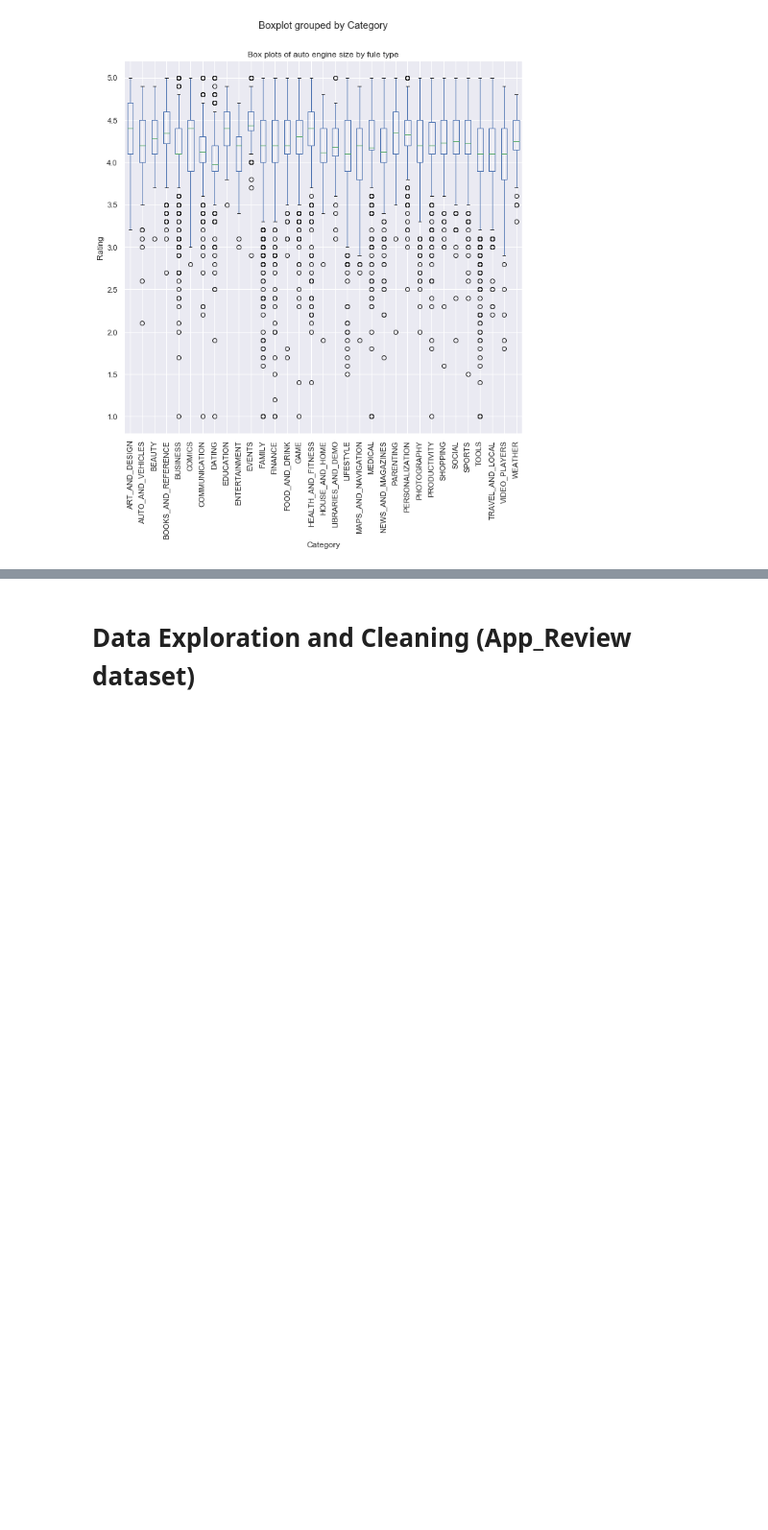
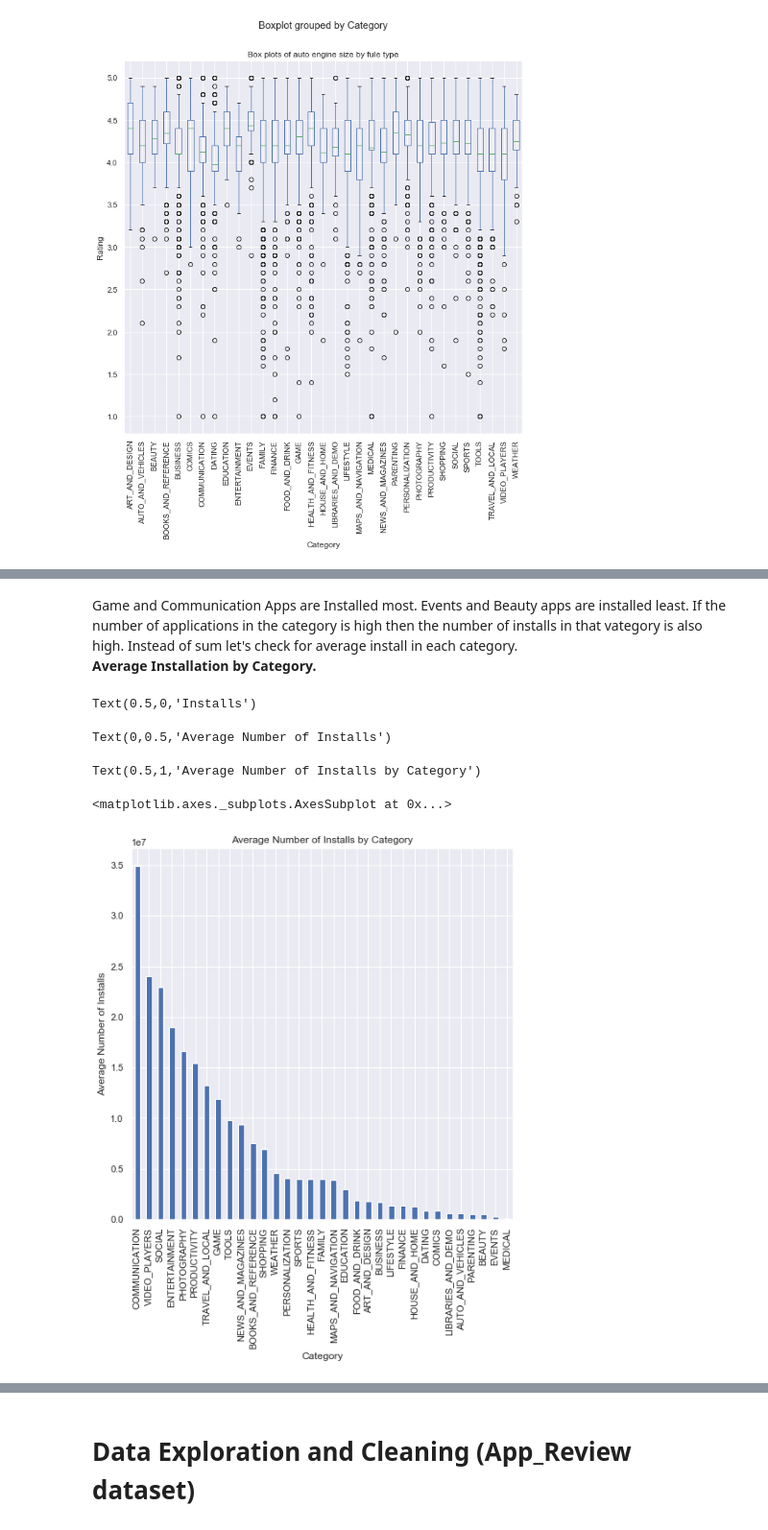
Before and after one commit to kpratikin/Google-App-Store, a Jupyter notebook: Google Play Strore Applications Data.ipynb, the cells around one changed output, grey strips where cells are left out. Shown: that part at 96% size. Saved outputs shown, nothing was run; the diff lists cells and outputs as text; code cells hidden in the pictures; blank space fills up the shorter version.

```diff
--- a/Google Play Strore Applications Data.ipynb
+++ b/Google Play Strore Applications Data.ipynb
@@ -404,0 +437,3 @@ Comics, Events and Arts & Designs (Categories) Apps gets avrage highest ratings.
+# %% [markdown]
+Game and Communication Apps are Installed most. Events and Beauty apps are installed least. If the number of applications in the category is high then the number of installs in that vategory is also high. Instead of sum let's check for average install in each category. <br>
+<b> Average Installation by Category.
@@ -404,0 +442,13 @@ Comics, Events and Arts & Designs (Categories) Apps gets avrage highest ratings.
+# %%
+fig = plt.figure(figsize=(8,8))
+ax= fig.gca()
+ax.set_xlabel('Installs')
+ax.set_ylabel('Average Number of Installs')
+ax.set_title('Average Number of Installs by Category')
+df_appinfo.groupby('Category').Installs.mean().sort_values(ascending=False).plot.bar(ax=ax)
+# %% [output]
+Text(0.5,0,'Installs')
+Text(0,0.5,'Average Number of Installs')
+Text(0.5,1,'Average Number of Installs by Category')
+<matplotlib.axes._subplots.AxesSubplot at 0x...>
+[figure, added]
```
Also changed, not shown: parts of 9 cells of this notebook.
